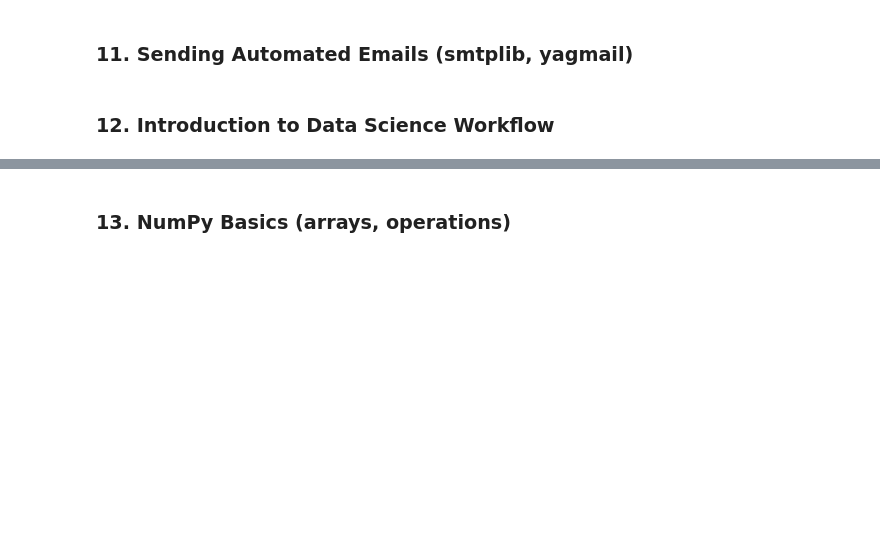
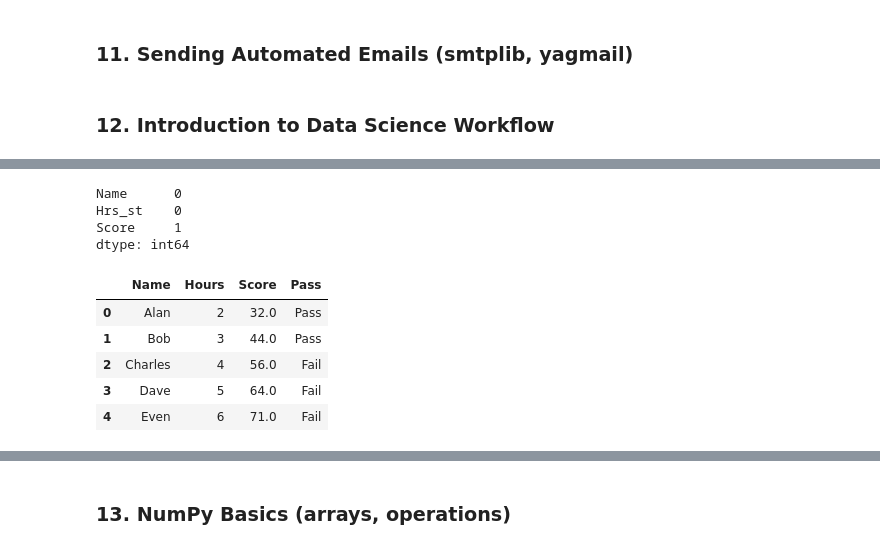
Before and after one commit to joseurquiza88/Pruebas-WebScraping, a Jupyter notebook: master-python-for-data-science-ML-Course.ipynb, the cells around one changed output, grey strips where cells are left out. Cells and saved outputs as stored; diff of their text form; code cells hidden in the pictures; blank space fills up the shorter version.

```diff
--- a/master-python-for-data-science-ML-Course.ipynb
+++ b/master-python-for-data-science-ML-Course.ipynb
@@ -728,0 +898,19 @@ df
+# %%
+df.isnull().sum()
+# %% [output]
+Name      0
+Hrs_st    0
+Score     1
+dtype: int64
+# %%
+df['Score'] = df['Score'].fillna(df['Score'].mean())
+df.rename(columns={"Hrs_st": "Hours"},inplace = True)
+df["Pass"] = df["Score"].apply(lambda x: "Pass" if x<=50 else "Fail")
+df.head()
+# %% [output]
+|  | Name | Hours | Score | Pass |
+| 0 | Alan | 2 | 32.0 | Pass |
+| 1 | Bob | 3 | 44.0 | Pass |
+| 2 | Charles | 4 | 56.0 | Fail |
+| 3 | Dave | 5 | 64.0 | Fail |
+| 4 | Even | 6 | 71.0 | Fail |
```
Also changed, not shown: parts of 17 cells of this notebook, 1 other file.
